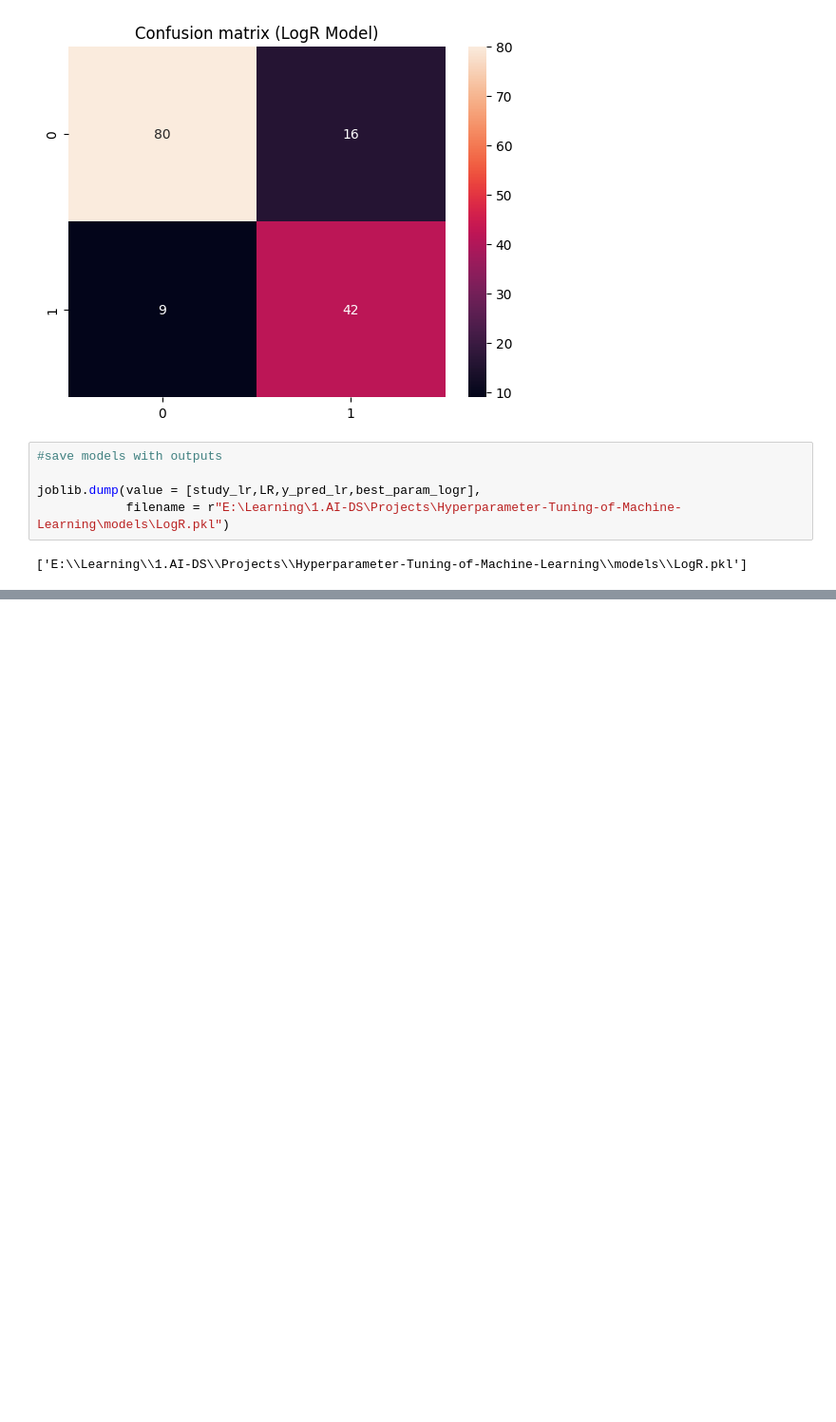
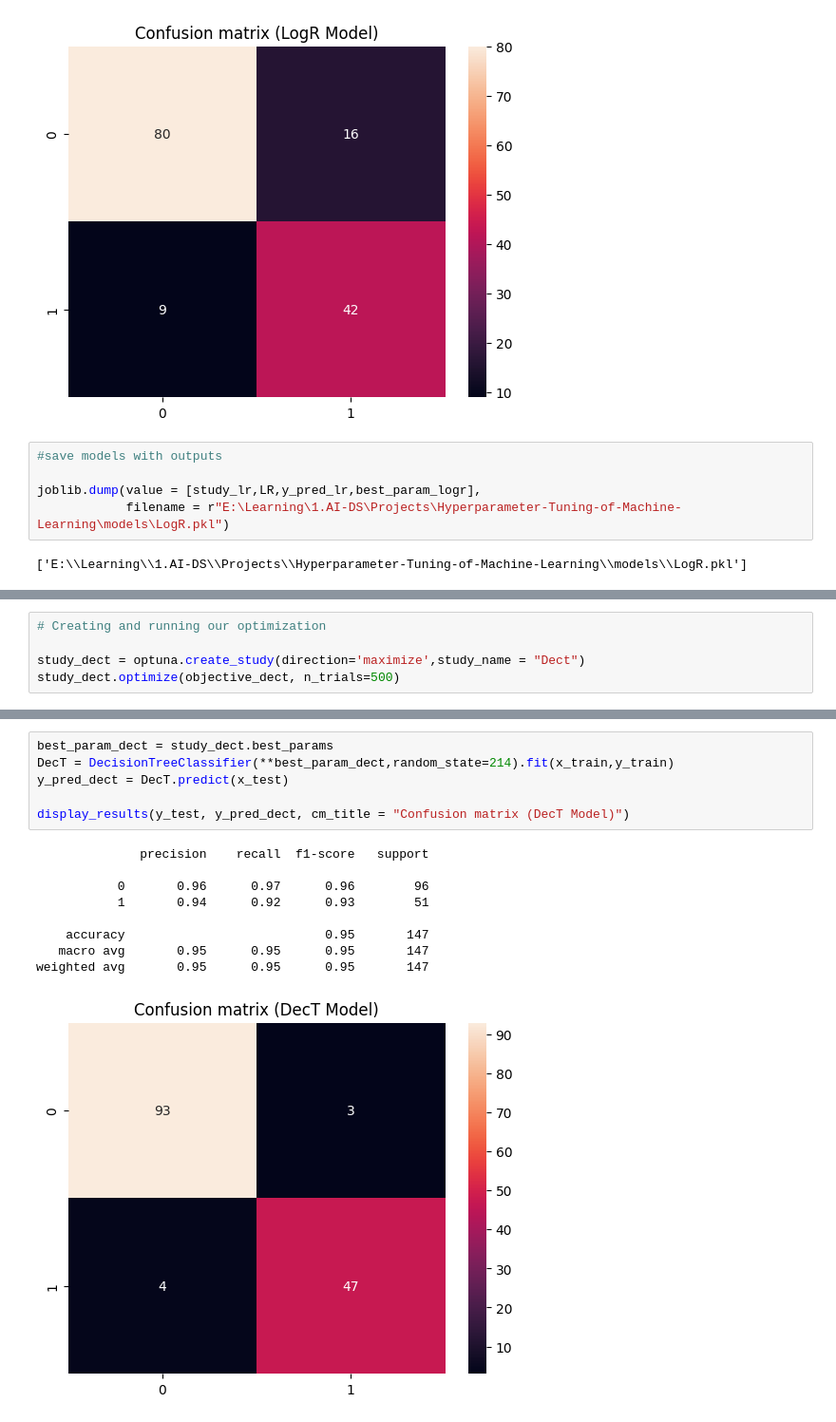
Before and after one commit to amir-9473/Hyperparameter-Tuning-of-Machine-Learning, a Jupyter notebook: notebooks/model_training.ipynb, the cells around one changed output, grey strips where cells are left out. Shown at 95% size. Drawn from its saved outputs; the diff is of its cells as text; blank space fills up the shorter version.

Commit message:
[FEAT] model: Implement Decision Tree for Classification

```diff
--- a/notebooks/model_training.ipynb
+++ b/notebooks/model_training.ipynb
@@ -221,0 +250,5 @@ joblib.dump(value = [study_lr,LR,y_pred_lr,best_param_logr],
+# %%
+# Creating and running our optimization
+
+study_dect = optuna.create_study(direction='maximize',study_name = "Dect")
+study_dect.optimize(objective_dect, n_trials=500)
@@ -221,0 +264,16 @@ joblib.dump(value = [study_lr,LR,y_pred_lr,best_param_logr],
+# %%
+best_param_dect = study_dect.best_params
+DecT = DecisionTreeClassifier(**best_param_dect,random_state=214).fit(x_train,y_train)
+y_pred_dect = DecT.predict(x_test)
+
+display_results(y_test, y_pred_dect, cm_title = "Confusion matrix (DecT Model)")
+# %% [output]
+              precision    recall  f1-score   support
+
+           0       0.96      0.97      0.96        96
+           1       0.94      0.92      0.93        51
+
+    accuracy                           0.95       147
+   macro avg       0.95      0.95      0.95       147
+weighted avg       0.95      0.95      0.95       147
+[figure, added]
```
Also changed, not shown: parts of 3 cells of this notebook.
